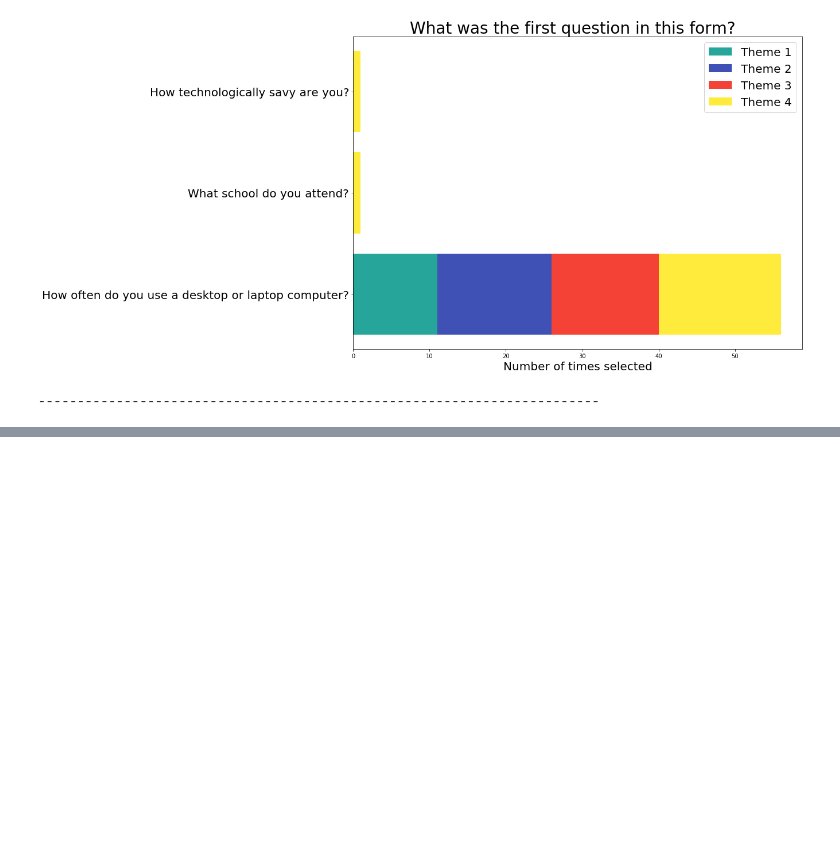
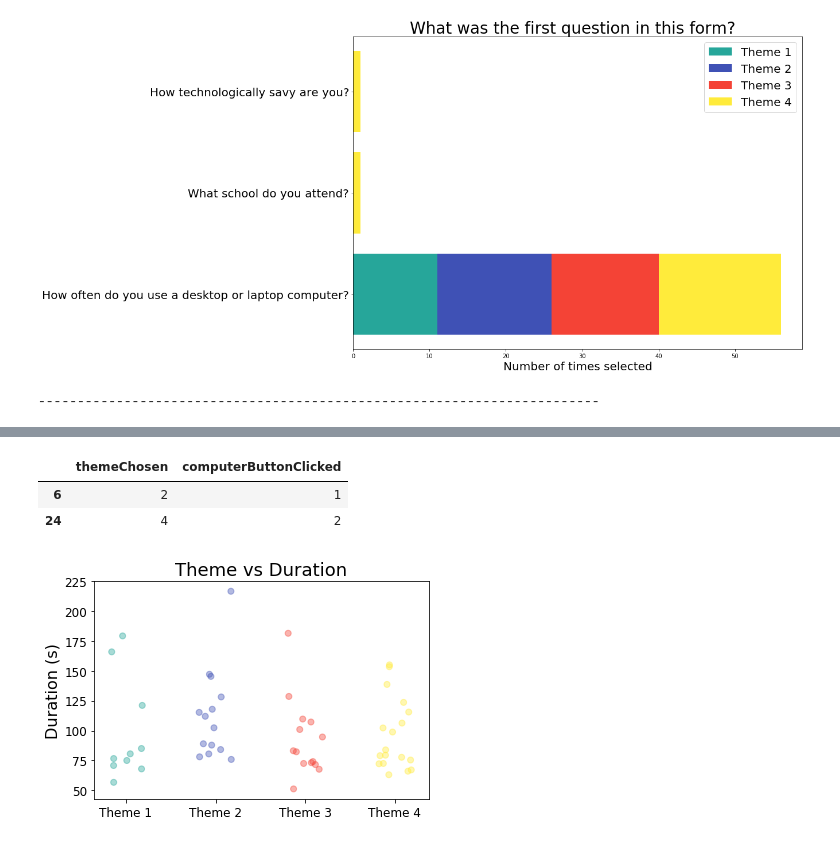
Before and after one commit to smitheric95/AB-Testing-Form, a Jupyter notebook: Data Analysis/Survey Data Analysis.ipynb, the cells around one changed output, grey strips where cells are left out. Cells and saved outputs as stored; diff of their text form; code cells hidden in the pictures; blank space fills up the shorter version.

```diff
--- a/Data Analysis/Survey Data Analysis.ipynb
+++ b/Data Analysis/Survey Data Analysis.ipynb
@@ -265,6 +295,11 @@ df_time
 # %%
 df_clicked = df[["themeChosen", "computerButtonClicked"]]
 df_clicked = df_clicked[df.computerButtonClicked != 0]
+df_clicked
+# %% [output]
+|  | themeChosen | computerButtonClicked |
+| 6 | 2 | 1 |
+| 24 | 4 | 2 |
 # %%
   """
     order the data in a row of dictionaries such that:
@@ -274,3 +309,23 @@ df_clicked = df_clicked[df.computerButtonClicked != 0]
     """
 colors = ["#ff4081", "#e040fb"]
 dataset = []
+# %%
+import random
+import sys
+
+df_times = df[np.abs(df.timeToComplete-df.timeToComplete.mean())<=(3*df.timeToComplete.std())]
+
+themes = pd.cut(df_times.themeChosen, bins=[-1, 1.9, 2.9, 3.9, sys.maxsize],labels=False)
+labels = np.array(['Theme 1', 'Theme 2', 'Theme 3', 'Theme 4'])
+themes_labels = labels[themes]
+theme_codes = {1:"#26a69a",2:"#3f51b5",3:"#f44336",4:"#ffeb3b"}
+colors = [theme_codes[t] for t in df_times.themeChosen]
+
+plt.title("Theme vs Duration", fontsize=18)
+plt.ylabel('Duration (s)', fontsize=16)
+plt.xticks([0,1,2,3], labels, fontsize=12)
+plt.yticks(fontsize=12)
+plt.scatter([t + random.uniform(-0.2, 0.2) for t in themes], df_times.timeToComplete, c=colors, alpha=0.4)
+plt.show()
+# %% [output]
+[figure, added]
```
Also changed, not shown: parts of 6 cells of this notebook, 3 other files.
